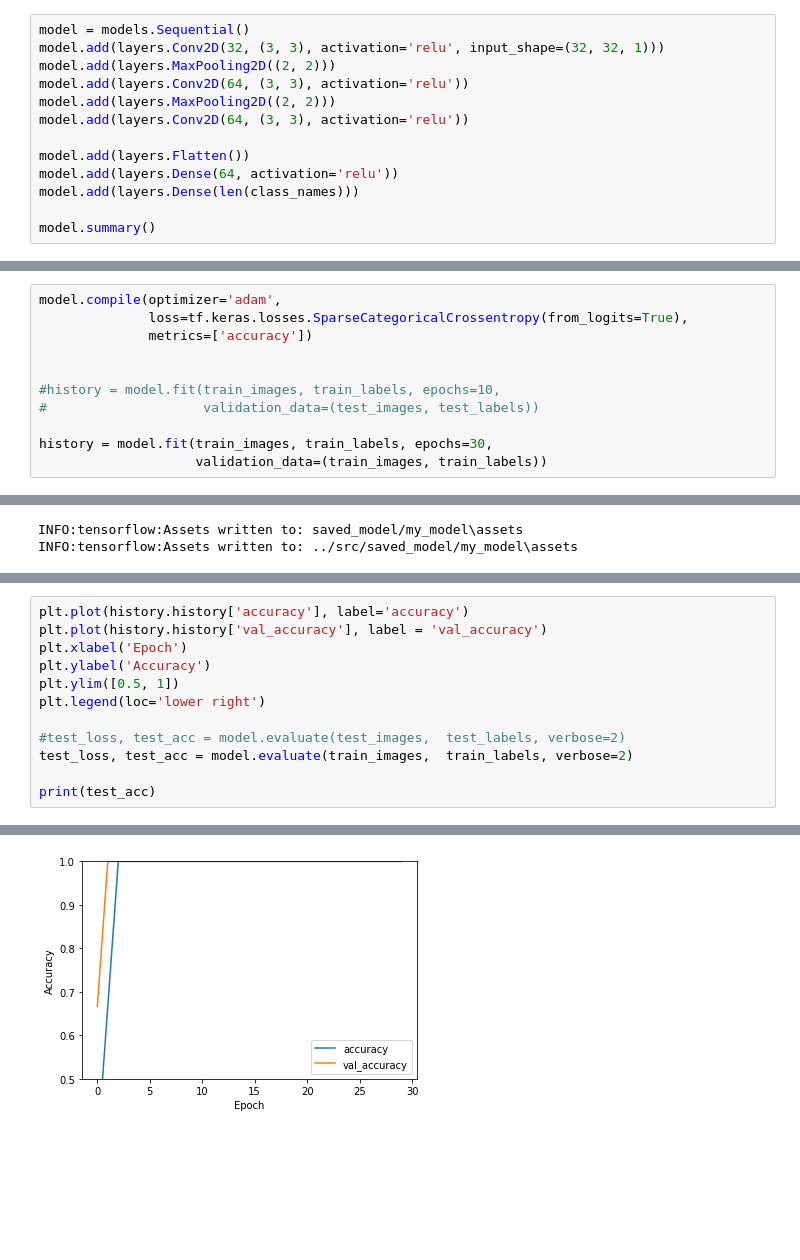
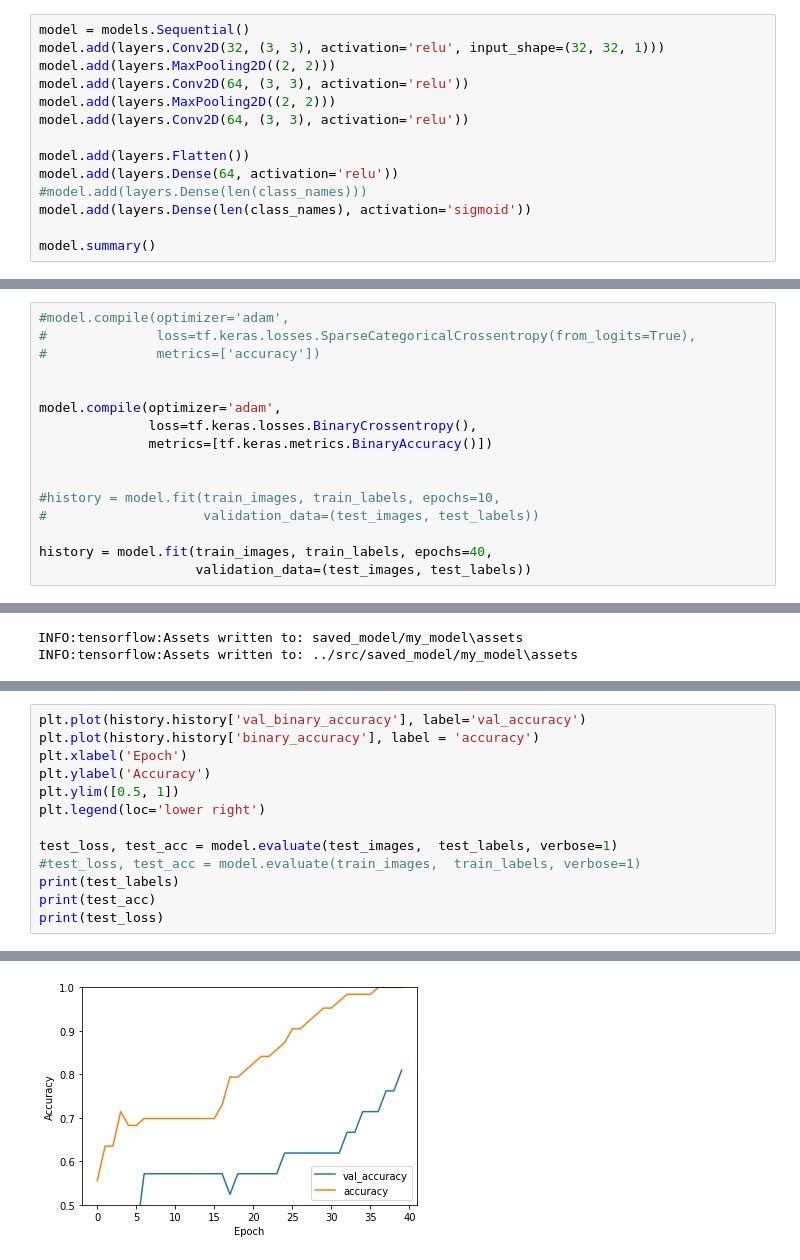
Before and after one commit to Chris022/smarter-circuits, a Jupyter notebook: dev/componentRecognition.ipynb, the cells around one changed output, grey strips where cells are left out. Cells and saved outputs as stored; diff of their text form; blank space fills up the shorter version.

```diff
--- a/dev/componentRecognition.ipynb
+++ b/dev/componentRecognition.ipynb
@@ -82,7 +102,8 @@ model.add(layers.Conv2D(64, (3, 3), activation='relu'))
 
 model.add(layers.Flatten())
 model.add(layers.Dense(64, activation='relu'))
-model.add(layers.Dense(len(class_names)))
+#model.add(layers.Dense(len(class_names)))
+model.add(layers.Dense(len(class_names), activation='sigmoid'))
 
 model.summary()
 # %% [output]
@@ -104,14 +125,19 @@ Trainable params: 121,539
 Non-trainable params: 0
 _________________________________________________________________
 # %%
+#model.compile(optimizer='adam',
+#              loss=tf.keras.losses.SparseCategoricalCrossentropy(from_logits=True),
+#              metrics=['accuracy'])
+
+
 model.compile(optimizer='adam',
-              loss=tf.keras.losses.SparseCategoricalCrossentropy(from_logits=True),
-              metrics=['accuracy'])
+              loss=tf.keras.losses.BinaryCrossentropy(),
+              metrics=[tf.keras.metrics.BinaryAccuracy()])
 
 
 #history = model.fit(train_images, train_labels, epochs=10,
 #                    validation_data=(test_images, test_labels))
 
-history = model.fit(train_images, train_labels, epochs=30,
-                    validation_data=(train_images, train_labels))
+history = model.fit(train_images, train_labels, epochs=40,
+                    validation_data=(test_images, test_labels))
 # %% [output]
@@ -187,13 +224,14 @@ resistor
 # %%
-plt.plot(history.history['accuracy'], label='accuracy')
-plt.plot(history.history['val_accuracy'], label = 'val_accuracy')
+plt.plot(history.history['val_binary_accuracy'], label='val_accuracy')
+plt.plot(history.history['binary_accuracy'], label = 'accuracy')
 plt.xlabel('Epoch')
 plt.ylabel('Accuracy')
 plt.ylim([0.5, 1])
 plt.legend(loc='lower right')
 
-#test_loss, test_acc = model.evaluate(test_images,  test_labels, verbose=2)
-test_loss, test_acc = model.evaluate(train_images,  train_labels, verbose=2)
-
+test_loss, test_acc = model.evaluate(test_images,  test_labels, verbose=1)
+#test_loss, test_acc = model.evaluate(train_images,  train_labels, verbose=1)
+print(test_labels)
 print(test_acc)
+print(test_loss)
 # %% [output]
@@ -202 +244 @@ print(test_acc)
-[figure, old version]
+[figure, new version]
```
Also changed, not shown: parts of 7 cells of this notebook, 16 other files.
